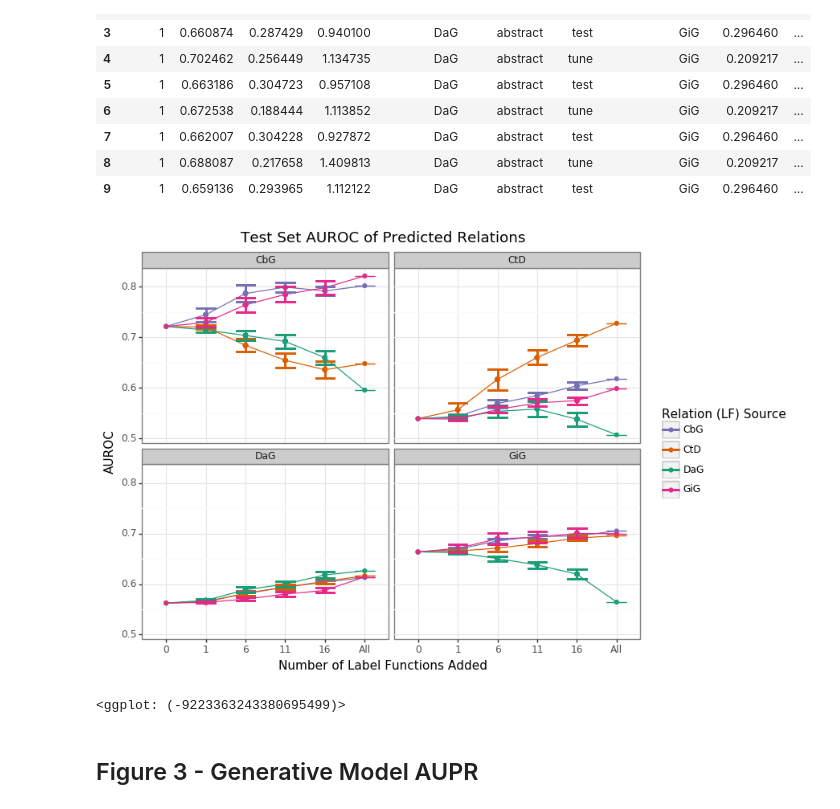
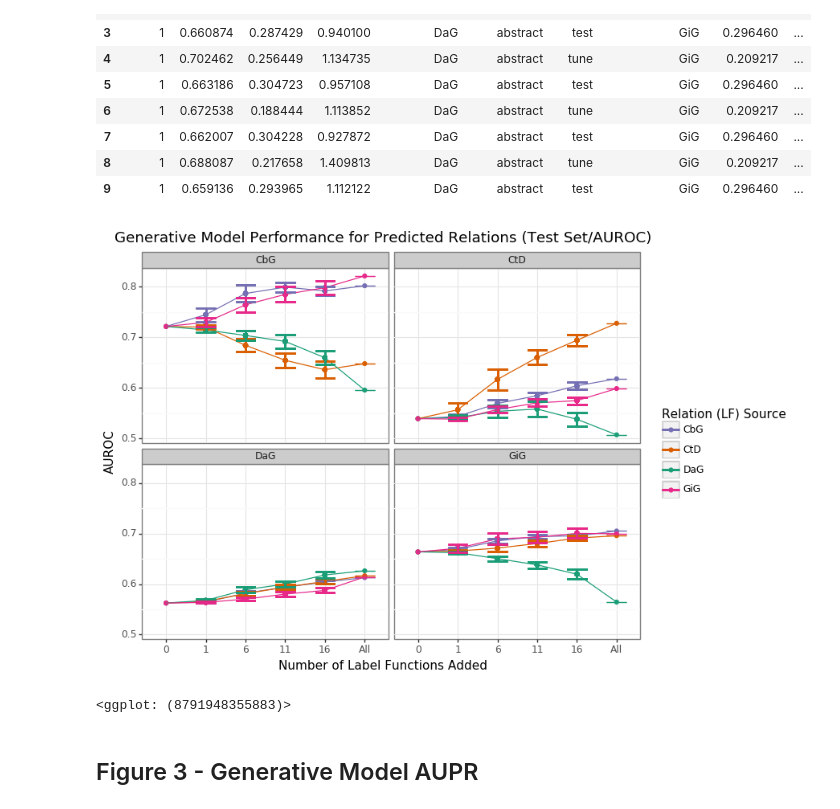
Before and after one commit to greenelab/snorkeling-full-text, a Jupyter notebook: figure_generation/01_figure_generation.ipynb, the cells around one changed output. Cells and saved outputs as stored; diff of their text form; code cells hidden in the pictures.

Commit message:
Updated figure titles and generated table for figure

```diff
--- a/figure_generation/01_figure_generation.ipynb
+++ b/figure_generation/01_figure_generation.ipynb
@@ -61,36 +61,36 @@ g = (
     p9.ggplot(
         gen_model_performance_df
         >> ply.query("data_source=='abstract'")
         >> ply.query("model=='test'")
     )
     + p9.aes(
         x="lf_num",
         y="auroc_mean",
         ymin="auroc_lower_ci",
         ymax="auroc_upper_ci",
         group="label_source",
         color="label_source",
     )
     + p9.geom_point()
     + p9.geom_line()
     + p9.geom_errorbar()
     + p9.facet_wrap("~ prediction_label")
     + p9.theme_bw()
     + p9.theme(figure_size=(8, 6))
     + p9.scale_color_manual(values=color_map)
     + p9.labs(
-        title="Test Set AUROC of Predicted Relations",
+        title="Generative Model Performance for Predicted Relations (Test Set/AUROC)",
         color="Relation (LF) Source",
         x="Number of Label Functions Added",
         y="AUROC",
     )
 )
 g.save("output/figure_two.svg")
 g.save("output/figure_two.png", dpi=300)
 print(g)
 # %% [output]
-[figure, old version]
+[figure, new version]
-<ggplot: (-9223363243380695499)>
+<ggplot: (8791948355883)>
 # %% [markdown]
 ## Figure 3 - Generative Model AUPR
 # %%
```
Also changed, not shown: parts of 6 cells of this notebook, 23 other files.
